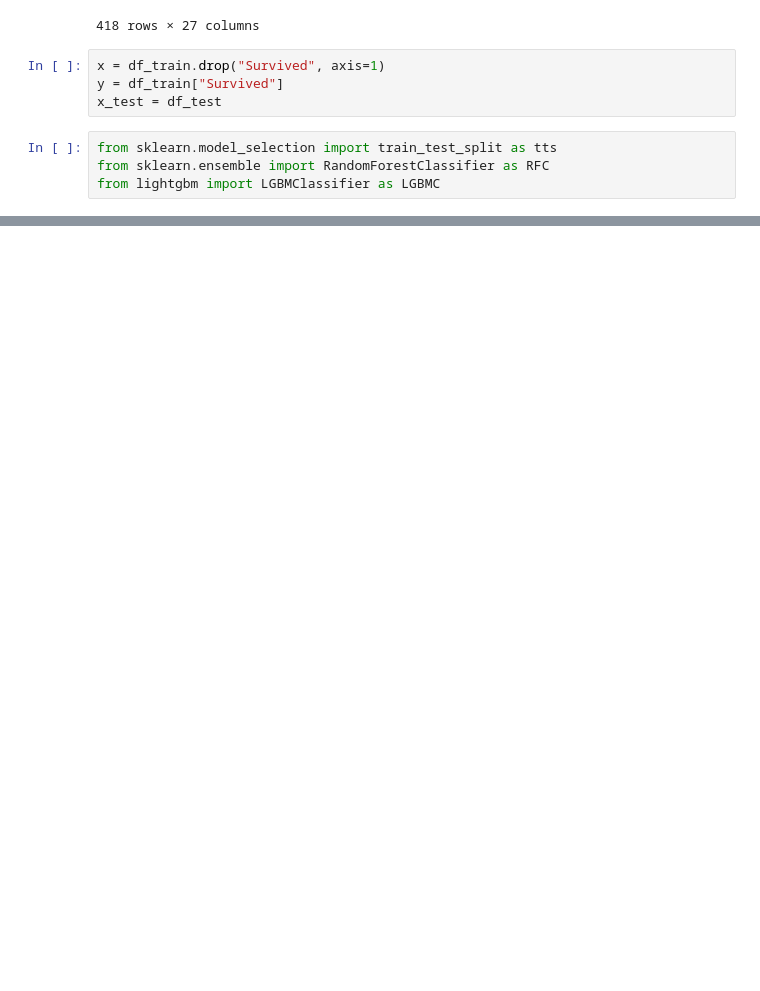
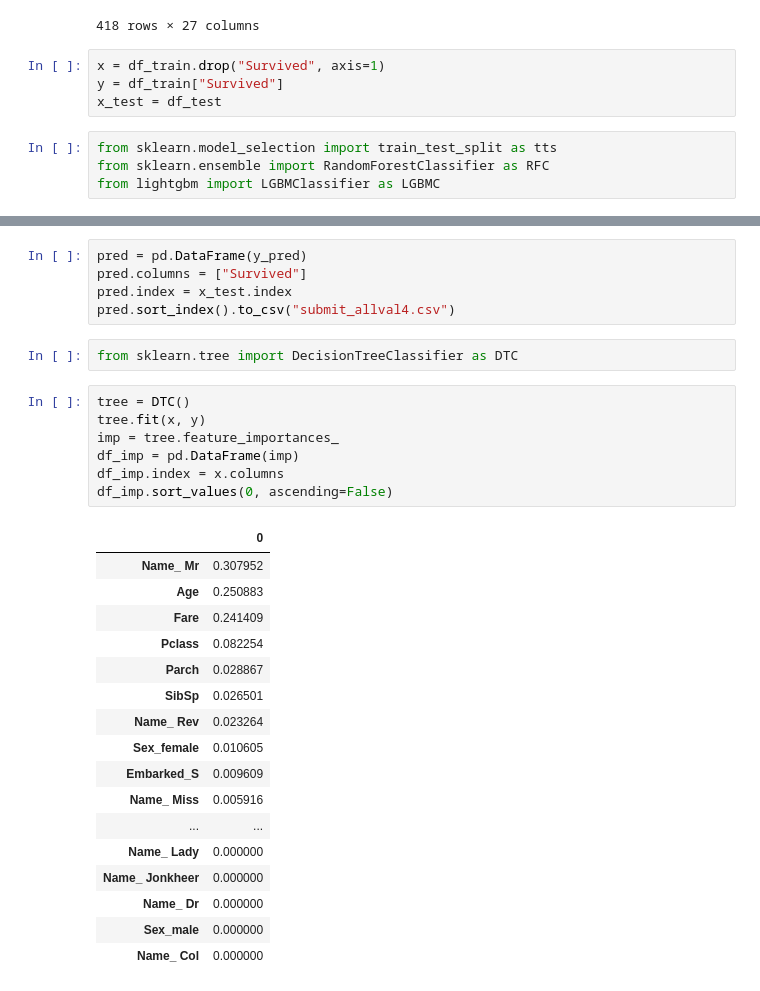
Before and after one commit to NTanaka1994/omoitsuki, a Jupyter notebook: titanic2.ipynb, the cells around one changed output, grey strips where cells are left out. Drawn from its saved outputs; the diff is of its cells as text; blank space fills up the shorter version.

```diff
--- a/titanic2.ipynb
+++ b/titanic2.ipynb
@@ -583,0 +554,32 @@ models[2]
+# %%
+pred = pd.DataFrame(y_pred)
+pred.columns = ["Survived"]
+pred.index = x_test.index
+pred.sort_index().to_csv("submit_allval4.csv")
+# %%
+from sklearn.tree import DecisionTreeClassifier as DTC
+# %%
+tree = DTC()
+tree.fit(x, y)
+imp = tree.feature_importances_
+df_imp = pd.DataFrame(imp)
+df_imp.index = x.columns
+df_imp.sort_values(0, ascending=False)
+# %% [output]
+|  | 0 |
+| Name_ Mr | 0.307952 |
+| Age | 0.250883 |
+| Fare | 0.241409 |
+| Pclass | 0.082254 |
+| Parch | 0.028867 |
+| SibSp | 0.026501 |
+| Name_ Rev | 0.023264 |
+| Sex_female | 0.010605 |
+| Embarked_S | 0.009609 |
+| Name_ Miss | 0.005916 |
+| ... | ... |
+| Name_ Lady | 0.000000 |
+| Name_ Jonkheer | 0.000000 |
+| Name_ Dr | 0.000000 |
+| Sex_male | 0.000000 |
+| Name_ Col | 0.000000 |
```
Also changed, not shown: parts of 15 cells of this notebook.
